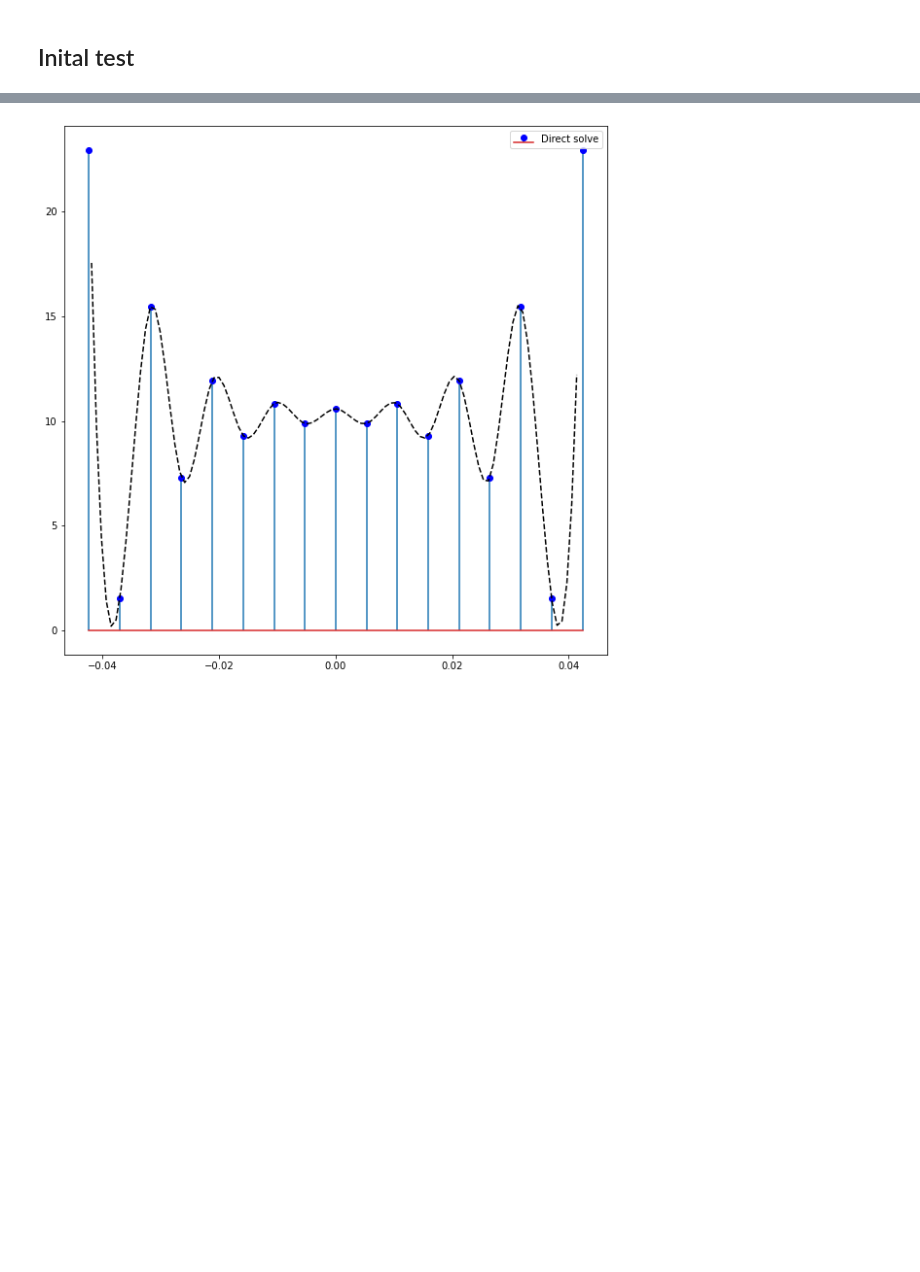
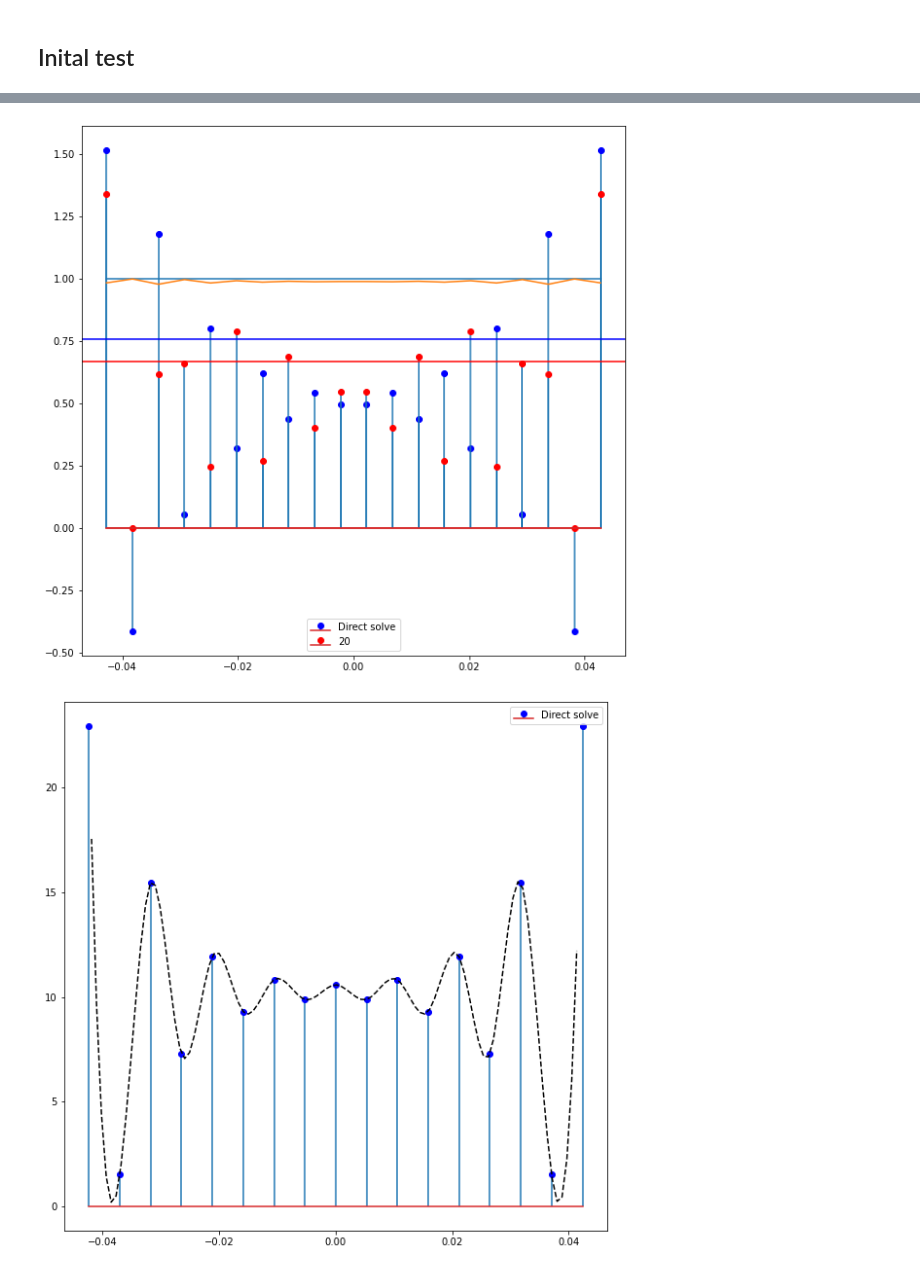
Before and after one commit to HYUNSEONG-KIM/UILC, a Jupyter notebook: docs/kde_test.ipynb, the cells around one changed output, grey strips where cells are left out. Cells and saved outputs as stored; diff of their text form; code cells hidden in the pictures; blank space fills up the shorter version.

```diff
--- a/docs/kde_test.ipynb
+++ b/docs/kde_test.ipynb
@@ -60,0 +64,4 @@ plt.show()
+# %%
+nnls_n = 20
+nnls_rho, nnls_position, nnls_F = uilc.DISOP.solve_nnls(s, W, H, n_nnls = nnls_n, mean= False)
+nnls_rho = (1/(W*nnls_rho.sum())) * nnls_rho
@@ -61,3 +76,33 @@ plt.show()
+# %%
+ds_rho, ds_position, ds_F = uilc.DISOP.solve_linear(s, W, H,  n_pre = 20)
+normalziation_value = 1
+ds_rho = (normalziation_value/(W*ds_rho.sum())) * ds_rho
+# %%
+fig = plt.figure(figsize=(10,10))
+ax = fig.add_subplot()
+
+marker1, stemlines1, baseline1 = ax.stem(ds_position, ds_rho, label="Direct solve")
+marker2, stemlines2, baseline2 = ax.stem(nnls_position, nnls_rho, label=f"{nnls_n}")
+#ax.plot(nnls_position3, nnls_F3.dot(rho))
+#marker8, stemlines8, baseline4 = ax.stem(nnls_position8, nnls_rho8, label="{}".format(nnls_n))
+
+marker1.set_color("b")
+marker2.set_color("r")
+#marker3.set_color("c")
+
+ds =ds_F.dot(ds_rho)
+ds= ds/ds.max()
+ax.plot(ds_position, ds)
+
+nnls = nnls_F.dot(nnls_rho)
+nnls = nnls/nnls.max()
+ax.plot(nnls_position, nnls)
+plt.axhline(y= nnls_rho[0]/2, color="red")
+plt.axhline(y= ds_rho[0]/2, color="blue")
+plt.legend()
+plt.show()
+# %% [output]
+[figure, added]
 # %%
 from scipy.interpolate import interp1d
 # %%
```
Also changed, not shown: parts of 8 cells of this notebook, 8 other files.
